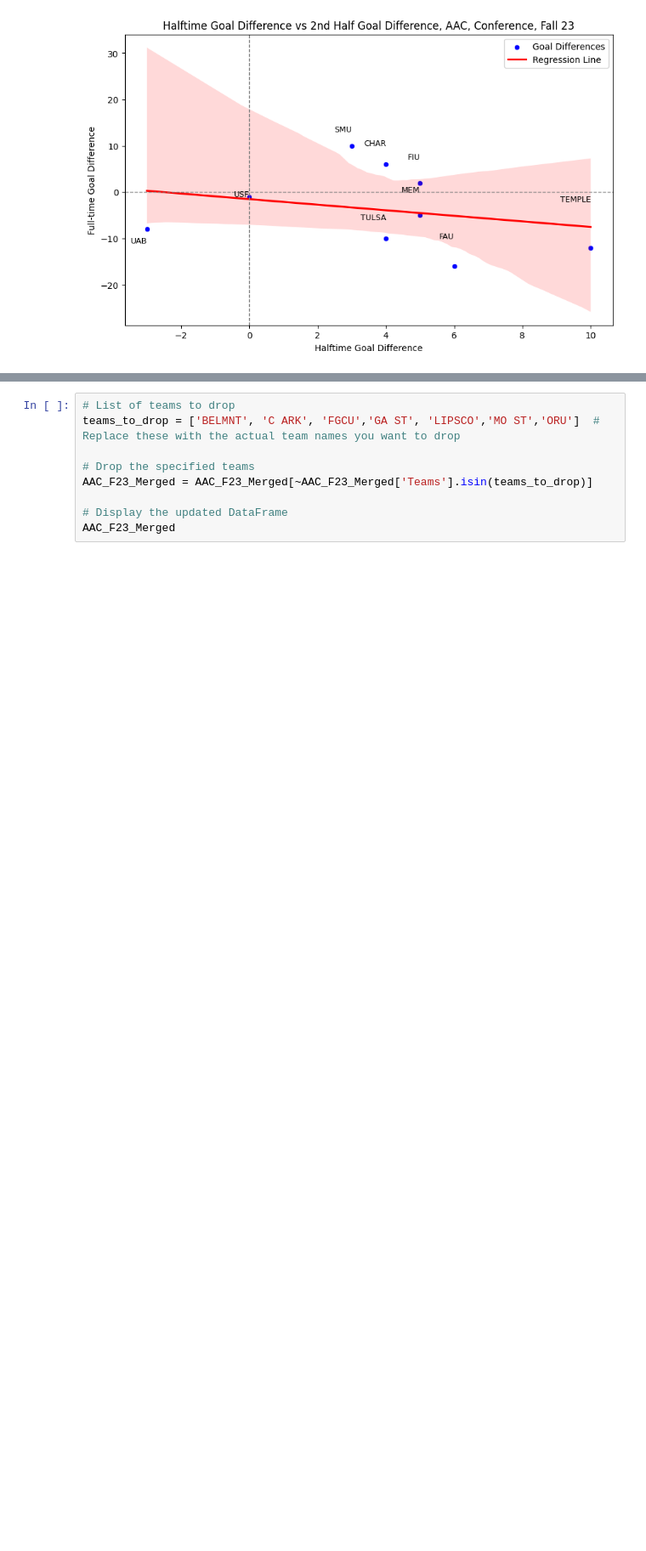
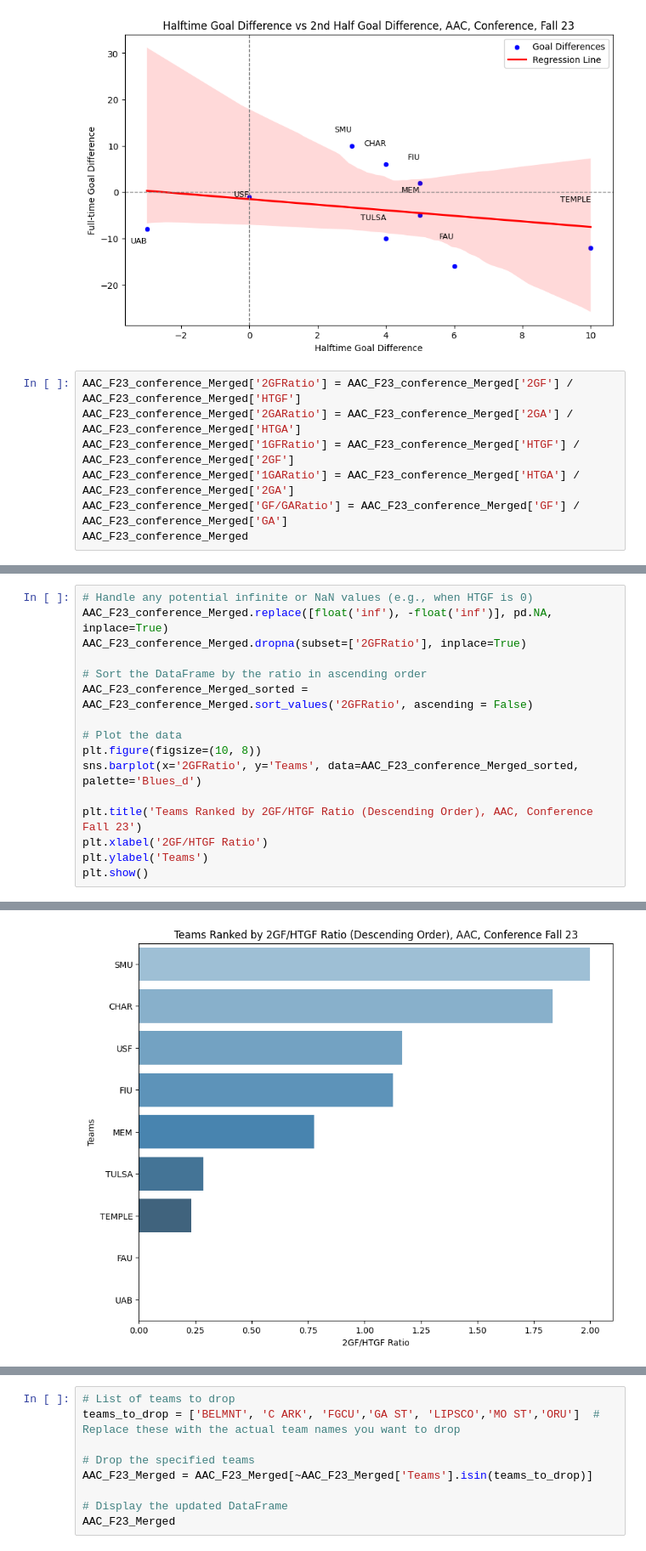
Before and after one commit to AimanFariz/Soccer-Analytics, a Jupyter notebook: NCAA_D1_F23_AAC.ipynb, the cells around one changed output, grey strips where cells are left out. Shown at 85% size. Cells and saved outputs as stored; diff of their text form; blank space fills up the shorter version.

```diff
--- a/NCAA_D1_F23_AAC.ipynb
+++ b/NCAA_D1_F23_AAC.ipynb
@@ -391,3 +391,10 @@ plt.legend()
 plt.show()
 # %% [output]
 [figure]
+# %%
+AAC_F23_conference_Merged['2GFRatio'] = AAC_F23_conference_Merged['2GF'] / AAC_F23_conference_Merged['HTGF']
+AAC_F23_conference_Merged['2GARatio'] = AAC_F23_conference_Merged['2GA'] / AAC_F23_conference_Merged['HTGA']
+AAC_F23_conference_Merged['1GFRatio'] = AAC_F23_conference_Merged['HTGF'] / AAC_F23_conference_Merged['2GF']
+AAC_F23_conference_Merged['1GARatio'] = AAC_F23_conference_Merged['HTGA'] / AAC_F23_conference_Merged['2GA']
+AAC_F23_conference_Merged['GF/GARatio'] = AAC_F23_conference_Merged['GF'] / AAC_F23_conference_Merged['GA']
+AAC_F23_conference_Merged
@@ -393,0 +412,17 @@ plt.show()
+# %%
+# Handle any potential infinite or NaN values (e.g., when HTGF is 0)
+AAC_F23_conference_Merged.replace([float('inf'), -float('inf')], pd.NA, inplace=True)
+AAC_F23_conference_Merged.dropna(subset=['2GFRatio'], inplace=True)
+
+# Sort the DataFrame by the ratio in ascending order
+AAC_F23_conference_Merged_sorted = AAC_F23_conference_Merged.sort_values('2GFRatio', ascending = False)
+
+# Plot the data
+plt.figure(figsize=(10, 8))
+sns.barplot(x='2GFRatio', y='Teams', data=AAC_F23_conference_Merged_sorted, palette='Blues_d')
+
+plt.title('Teams Ranked by 2GF/HTGF Ratio (Descending Order), AAC, Conference Fall 23')
+plt.xlabel('2GF/HTGF Ratio')
+plt.ylabel('Teams')
+plt.show()
+# %% [output]
@@ -393,0 +432 @@ plt.show()
+[figure, added]
```
Also changed, not shown: parts of 4 cells of this notebook.
